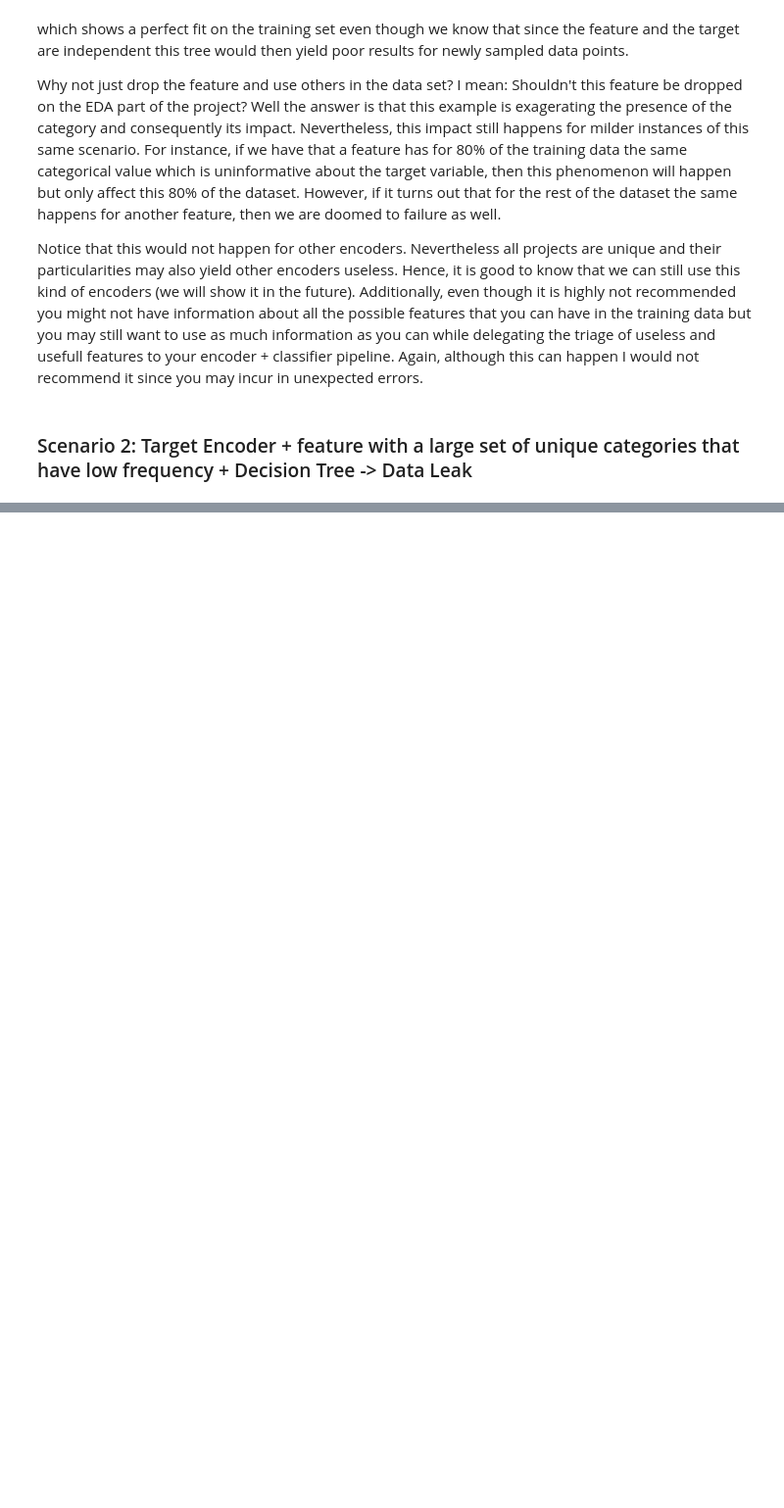
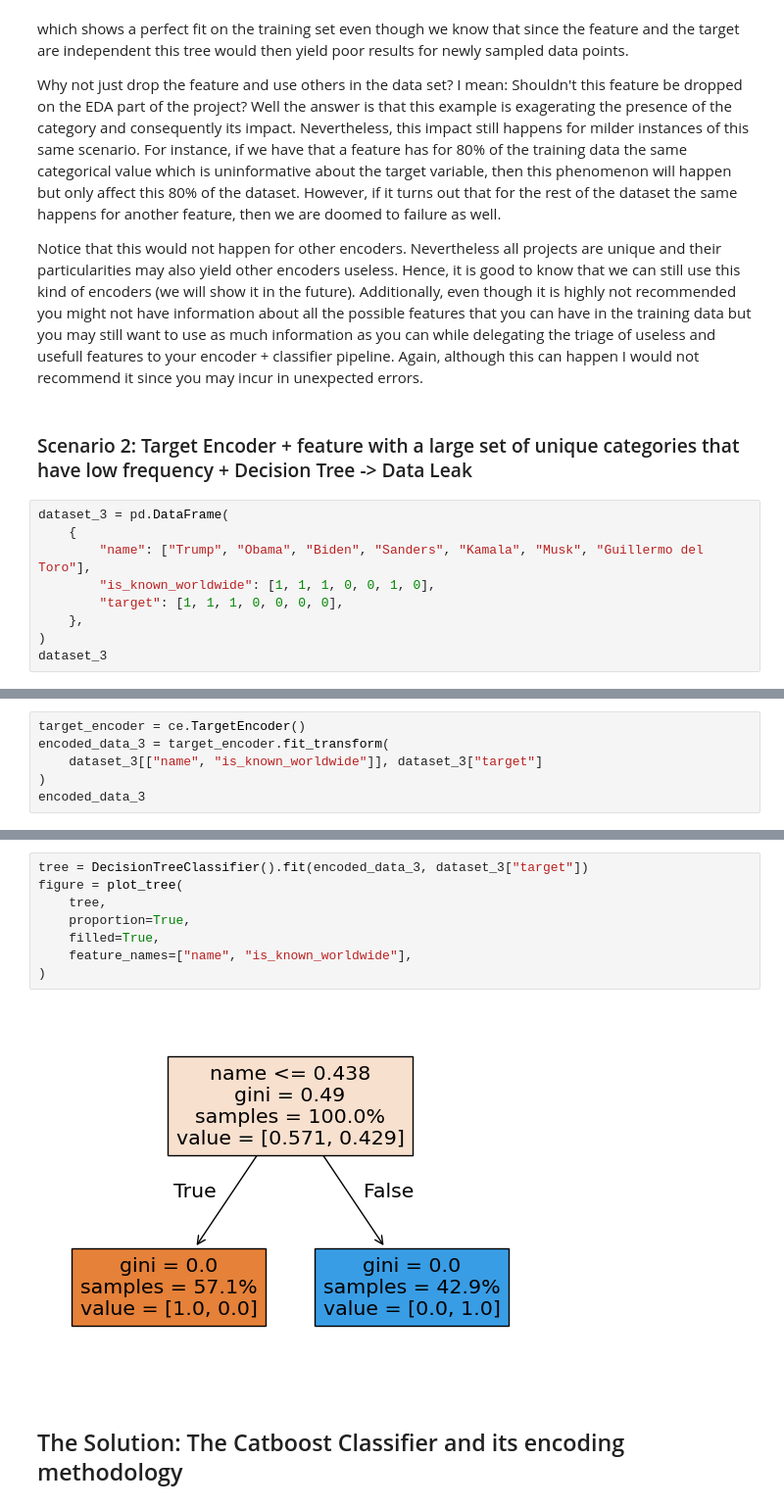
Before and after one commit to dooreas/TowardsCatboost, a Jupyter notebook: towards_catboost.ipynb, the cells around one changed output, grey strips where cells are left out. Shown at 98% size. Cells and saved outputs as stored; diff of their text form; blank space fills up the shorter version.

```diff
--- a/towards_catboost.ipynb
+++ b/towards_catboost.ipynb
@@ -247,3 +247,12 @@ Why not just drop the feature and use others in the data set? I mean: Shouldn't
 Notice that this would not happen for other encoders. Nevertheless all projects are unique and their particularities may also yield other encoders useless. Hence, it is good to know that we can still use this kind of encoders (we will show it in the future). Additionally, even though it is highly not recommended you might not have information about all the possible features that you can have in the training data but you may still want to use as much information as you can while delegating the triage of useless and usefull features to your encoder + classifier pipeline. Again, although this can happen I would not recommend it since you may incur in unexpected errors.
 # %% [markdown]
 ### Scenario 2: Target Encoder + feature with a large set of unique categories that have low frequency + Decision Tree -> Data Leak
+# %%
+dataset_3 = pd.DataFrame(
+    {
+        "name": ["Trump", "Obama", "Biden", "Sanders", "Kamala", "Musk", "Guillermo del Toro"],
+        "is_known_worldwide": [1, 1, 1, 0, 0, 1, 0],
+        "target": [1, 1, 1, 0, 0, 0, 0],
+    },
+)
+dataset_3
@@ -249,0 +268,6 @@ Notice that this would not happen for other encoders. Nevertheless all projects
+# %%
+target_encoder = ce.TargetEncoder()
+encoded_data_3 = target_encoder.fit_transform(
+    dataset_3[["name", "is_known_worldwide"]], dataset_3["target"]
+)
+encoded_data_3
@@ -249,0 +283,12 @@ Notice that this would not happen for other encoders. Nevertheless all projects
+# %%
+tree = DecisionTreeClassifier().fit(encoded_data_3, dataset_3["target"])
+figure = plot_tree(
+    tree,
+    proportion=True,
+    filled=True,
+    feature_names=["name", "is_known_worldwide"],
+)
+# %% [output]
+[figure, added]
+# %% [markdown]
+## The Solution: The Catboost Classifier and its encoding methodology
```
Also changed, not shown: parts of 4 cells of this notebook, 1 other file.
